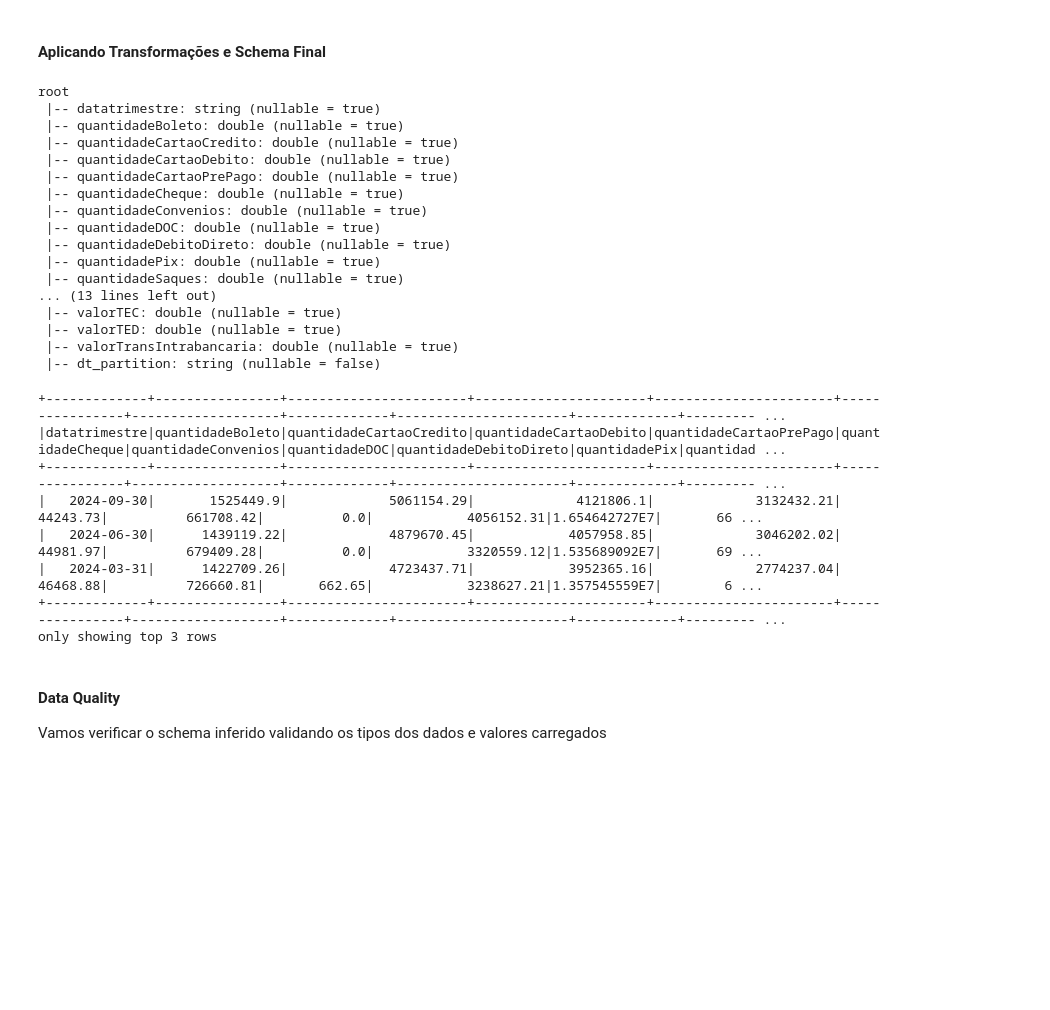
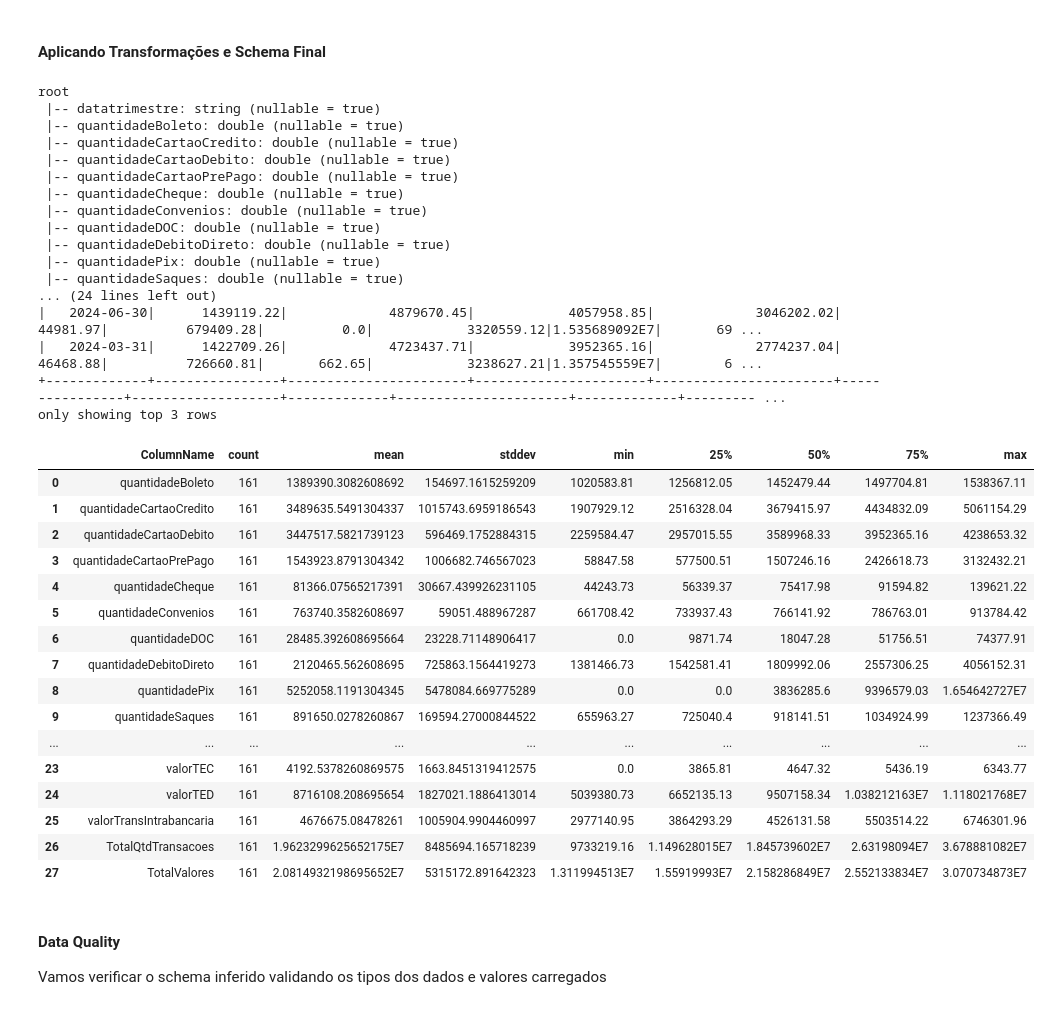
Before and after one commit to natanaeldgsantos/data-engineering-bacen-api-meios-pagamento, a Jupyter notebook: notebooks/bronze2silver.ipynb, the cells around one changed output. Drawn from its saved outputs; the diff is of its cells as text; code cells hidden in the pictures; blank space fills up the shorter version.

Commit message:
update add more data quality validations

```diff
--- a/notebooks/bronze2silver.ipynb
+++ b/notebooks/bronze2silver.ipynb
@@ -200,7 +178,28 @@ df_pagamentos_trimestral_transformed = df_pagamentos_trimestral_bronze.withColum
                                                                       .withColumn('dt_partition', lit(dt_ref_carga) )
 
 
+# Vou criar duas novas colunas, uma contendo a Soma da quantidade de transações e outra contendo a soma dos valores de todas as transações.
 
+colunas_quantidades = [
+    column_name
+    for column_name in df_pagamentos_trimestral_transformed.columns
+    if column_name.startswith("quantidade")
+]
+
+colunas_valores = [
+    column_name
+    for column_name in df_pagamentos_trimestral_transformed.columns
+    if column_name.startswith("valor")
+]
+
+# soma_total_quantidades = _sum(column_name for column_name in colunas_quantidades)
+# soma_total_valores = _sum(column_name for column_name in colunas_valores)
+
+# print(colunas_quantidade)
+
+df_pagamentos_trimestral_transformed = \
+    df_pagamentos_trimestral_transformed.withColumn('TotalQtdTransacoes', round(expr('+'.join(colunas_quantidades)), 2) ) \
+                                        .withColumn('TotalValores', round(expr('+'.join(colunas_valores)), 2) )
 
 # Schema Original do arquivo origem
 df_pagamentos_trimestral_transformed.printSchema()
@@ -218,19 +217,51 @@ root
  |-- quantidadeDebitoDireto: double (nullable = true)
  |-- quantidadePix: double (nullable = true)
  |-- quantidadeSaques: double (nullable = true)
-... (13 lines left out)
- |-- valorTEC: double (nullable = true)
- |-- valorTED: double (nullable = true)
- |-- valorTransIntrabancaria: double (nullable = true)
- |-- dt_partition: string (nullable = false)
+... (24 lines left out)
+|   2024-06-30|      1439119.22|             4879670.45|            4057958.85|             3046202.02|        44981.97|          679409.28|          0.0|            3320559.12|1.535689092E7|       69 ...
+|   2024-03-31|      1422709.26|             4723437.71|            3952365.16|             2774237.04|        46468.88|          726660.81|       662.65|            3238627.21|1.357545559E7|        6 ...
++-------------+----------------+-----------------------+----------------------+-----------------------+----------------+-------------------+-------------+----------------------+-------------+--------- ...
+only showing top 3 rows
-+-------------+----------------+-----------------------+----------------------+-----------------------+----------------+-------------------+-------------+----------------------+-------------+--------- ...
-|datatrimestre|quantidadeBoleto|quantidadeCartaoCredito|quantidadeCartaoDebito|quantidadeCartaoPrePago|quantidadeCheque|quantidadeConvenios|quantidadeDOC|quantidadeDebitoDireto|quantidadePix|quantidad ...
-+-------------+----------------+-----------------------+----------------------+-----------------------+----------------+-------------------+-------------+----------------------+-------------+--------- ...
-|   2024-09-30|       1525449.9|             5061154.29|             4121806.1|             3132432.21|        44243.73|          661708.42|          0.0|            4056152.31|1.654642727E7|       66 ...
-|   2024-06-30|      1439119.22|             4879670.45|            4057958.85|             3046202.02|        44981.97|          679409.28|          0.0|            3320559.12|1.535689092E7|       69 ...
-|   2024-03-31|      1422709.26|             4723437.71|            3952365.16|             2774237.04|        46468.88|          726660.81|       662.65|            3238627.21|1.357545559E7|        6 ...
-+-------------+----------------+-----------------------+----------------------+-----------------------+----------------+-------------------+-------------+----------------------+-------------+--------- ...
-only showing top 3 rows
+# %%
+df = df_pagamentos_trimestral_transformed
+
+# Filtra somente colunas númericas
+df_numerics = df.select([
+    col(column_name)
+    for column_name, dtypes in df.dtypes
+    if dtypes in ["double", "int"]
+])
+
+# Recupera Sumário de Métricas do DataFrame
+resumo_estatistico = df_numerics.summary().toPandas().T
+
+resumo_estatistico.reset_index(inplace=True)
+
+# Renomeia colunas com o conteúdo da primeira linha
+resumo_estatistico.columns = resumo_estatistico.iloc[0]
+# Deleta primeira linha após usar como cobeçalho
+resumo_estatistico = resumo_estatistico.drop(index=0).reset_index(drop=True)
+resumo_estatistico.rename(columns={"summary":"ColumnName"}, inplace=True)
+
+resumo_estatistico
+# %% [output]
+|  | ColumnName | count | mean | stddev | min | 25% | 50% | 75% | max |
+| 0 | quantidadeBoleto | 161 | 1389390.3082608692 | 154697.1615259209 | 1020583.81 | 1256812.05 | 1452479.44 | 1497704.81 | 1538367.11 |
+| 1 | quantidadeCartaoCredito | 161 | 3489635.5491304337 | 1015743.6959186543 | 1907929.12 | 2516328.04 | 3679415.97 | 4434832.09 | 5061154.29 |
+| 2 | quantidadeCartaoDebito | 161 | 3447517.5821739123 | 596469.1752884315 | 2259584.47 | 2957015.55 | 3589968.33 | 3952365.16 | 4238653.32 |
+| 3 | quantidadeCartaoPrePago | 161 | 1543923.8791304342 | 1006682.746567023 | 58847.58 | 577500.51 | 1507246.16 | 2426618.73 | 3132432.21 |
+| 4 | quantidadeCheque | 161 | 81366.07565217391 | 30667.439926231105 | 44243.73 | 56339.37 | 75417.98 | 91594.82 | 139621.22 |
+| 5 | quantidadeConvenios | 161 | 763740.3582608697 | 59051.488967287 | 661708.42 | 733937.43 | 766141.92 | 786763.01 | 913784.42 |
+| 6 | quantidadeDOC | 161 | 28485.392608695664 | 23228.71148906417 | 0.0 | 9871.74 | 18047.28 | 51756.51 | 74377.91 |
+| 7 | quantidadeDebitoDireto | 161 | 2120465.562608695 | 725863.1564419273 | 1381466.73 | 1542581.41 | 1809992.06 | 2557306.25 | 4056152.31 |
+| 8 | quantidadePix | 161 | 5252058.1191304345 | 5478084.669775289 | 0.0 | 0.0 | 3836285.6 | 9396579.03 | 1.654642727E7 |
+| 9 | quantidadeSaques | 161 | 891650.0278260867 | 169594.27000844522 | 655963.27 | 725040.4 | 918141.51 | 1034924.99 | 1237366.49 |
+| ... | ... | ... | ... | ... | ... | ... | ... | ... | ... |
+| 23 | valorTEC | 161 | 4192.5378260869575 | 1663.8451319412575 | 0.0 | 3865.81 | 4647.32 | 5436.19 | 6343.77 |
+| 24 | valorTED | 161 | 8716108.208695654 | 1827021.1886413014 | 5039380.73 | 6652135.13 | 9507158.34 | 1.038212163E7 | 1.118021768E7 |
+| 25 | valorTransIntrabancaria | 161 | 4676675.08478261 | 1005904.9904460997 | 2977140.95 | 3864293.29 | 4526131.58 | 5503514.22 | 6746301.96 |
+| 26 | TotalQtdTransacoes | 161 | 1.9623299625652175E7 | 8485694.165718239 | 9733219.16 | 1.149628015E7 | 1.845739602E7 | 2.63198094E7 | 3.678881082E7 |
+| 27 | TotalValores | 161 | 2.0814932198695652E7 | 5315172.891642323 | 1.311994513E7 | 1.55919993E7 | 2.158286849E7 | 2.552133834E7 | 3.070734873E7 |
 # %% [markdown]
 #### Data Quality
 
```
Also changed, not shown: parts of 7 cells of this notebook.
